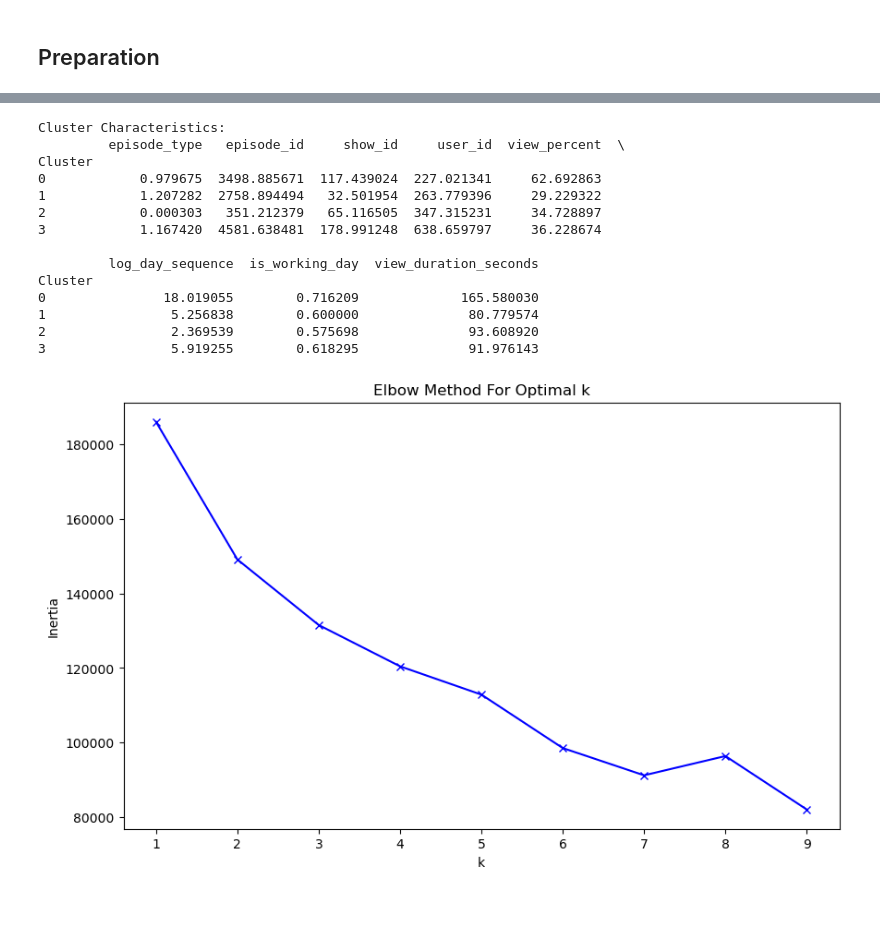
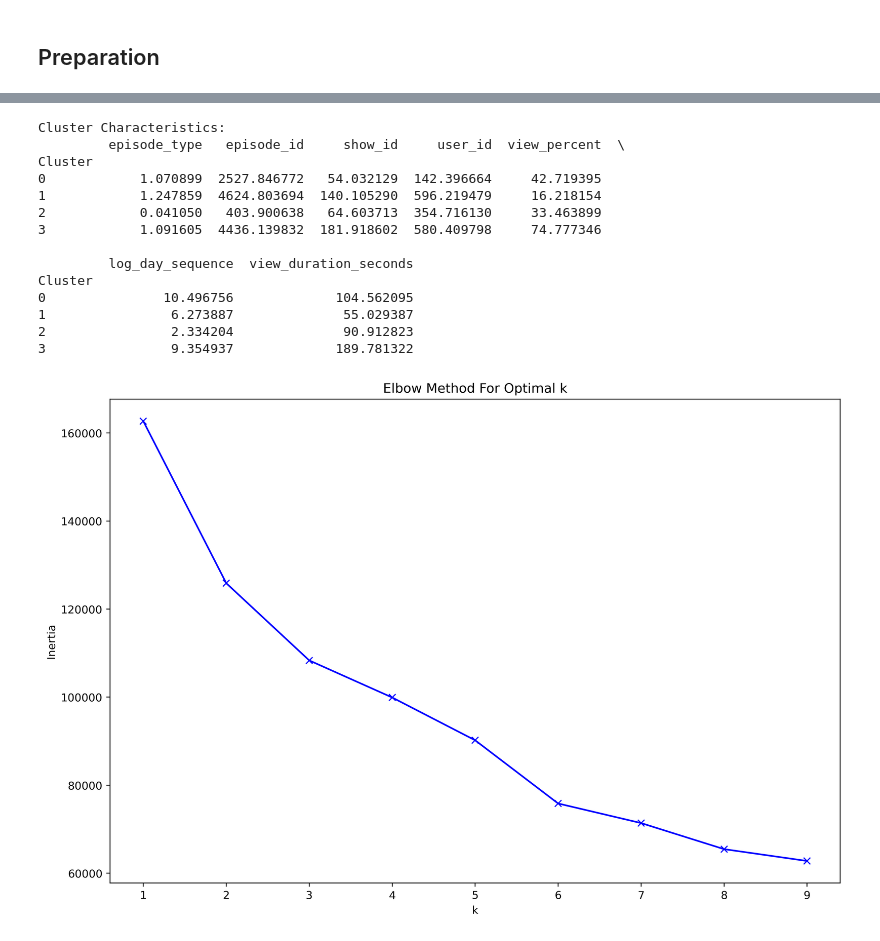
Before and after one commit to tczank/myUnext, a Jupyter notebook: mLanalysis.ipynb, the cells around one changed output, grey strips where cells are left out. Cells and saved outputs as stored; diff of their text form; code cells hidden in the pictures; blank space fills up the shorter version.

```diff
--- a/mLanalysis.ipynb
+++ b/mLanalysis.ipynb
@@ -121,3 +116,10 @@ dtype: object
 # Clustering
 # %% [markdown]
 ## Preparation
+# %%
+#categorical_cols = categorical_cols.drop(['log_date'])
+df = df.drop(columns=['log_date_weekday'])
+# %%
+df = df.drop(columns=['view_start_time', 'view_end_time'])
+# %%
+df = df.drop(columns=['is_working_day', 'view_duration'])
@@ -137,45 +150,48 @@ for k in K:
     inertias.append(kmeans.inertia_)
 # %%
 # Plot elbow curve
-plt.figure(figsize=(10, 6))
+plt.figure(figsize=(12, 8), dpi=400)
 plt.plot(K, inertias, 'bx-')
 plt.xlabel('k')
 plt.ylabel('Inertia')
 plt.title('Elbow Method For Optimal k')
-
+plt.savefig('./presen/fig/kMeansElbow.png')
 # Perform clustering with optimal k=4
 kmeans = KMeans(n_clusters=4, random_state=42)
 df['Cluster'] = kmeans.fit_predict(scaled_df)
 
 # Analyze cluster characteristics
 cluster_means = df.groupby('Cluster').mean()
 print("\nCluster Characteristics:")
 print(cluster_means)
 
 # Visualize clusters
-plt.figure(figsize=(12, 8))
+plt.figure(figsize=(12, 8), dpi=400)
 scatter = plt.scatter(df['log_day_sequence'],
                      df['episode_id'],
                      c=df['Cluster'],
                      cmap='viridis')
-plt.xlabel('Watch Hours per Week')
-plt.ylabel('Percent Movies vs TV Shows')
-plt.title('User Clusters Based on Watching Behavior')
+plt.xlabel('Log Day sequence')
+plt.ylabel('Encoded episode Id')
+plt.title('User Clusters Based on Episode Id')
+
+plt.savefig('./presen/fig/kMeans.png')
+
 plt.colorbar(scatter)
 plt.show()
 # %% [output]
 Cluster Characteristics:
          episode_type   episode_id     show_id     user_id  view_percent  \
 Cluster
-0            0.979675  3498.885671  117.439024  227.021341     62.692863
-1            1.207282  2758.894494   32.501954  263.779396     29.229322
-2            0.000303   351.212379   65.116505  347.315231     34.728897
-3            1.167420  4581.638481  178.991248  638.659797     36.228674
+0            1.070899  2527.846772   54.032129  142.396664     42.719395
+1            1.247859  4624.803694  140.105290  596.219479     16.218154
+2            0.041050   403.900638   64.603713  354.716130     33.463899
+3            1.091605  4436.139832  181.918602  580.409798     74.777346
 
-         log_day_sequence  is_working_day  view_duration_seconds
+         log_day_sequence  view_duration_seconds
 Cluster
-0               18.019055        0.716209             165.580030
-1                5.256838        0.600000              80.779574
-2                2.369539        0.575698              93.608920
-3                5.919255        0.618295              91.976143
+0               10.496756             104.562095
+1                6.273887              55.029387
+2                2.334204              90.912823
+3                9.354937             189.781322
-[figure, old version]
+[figure, new version]
```
Also changed, not shown: parts of 6 cells of this notebook, 28 other files.
